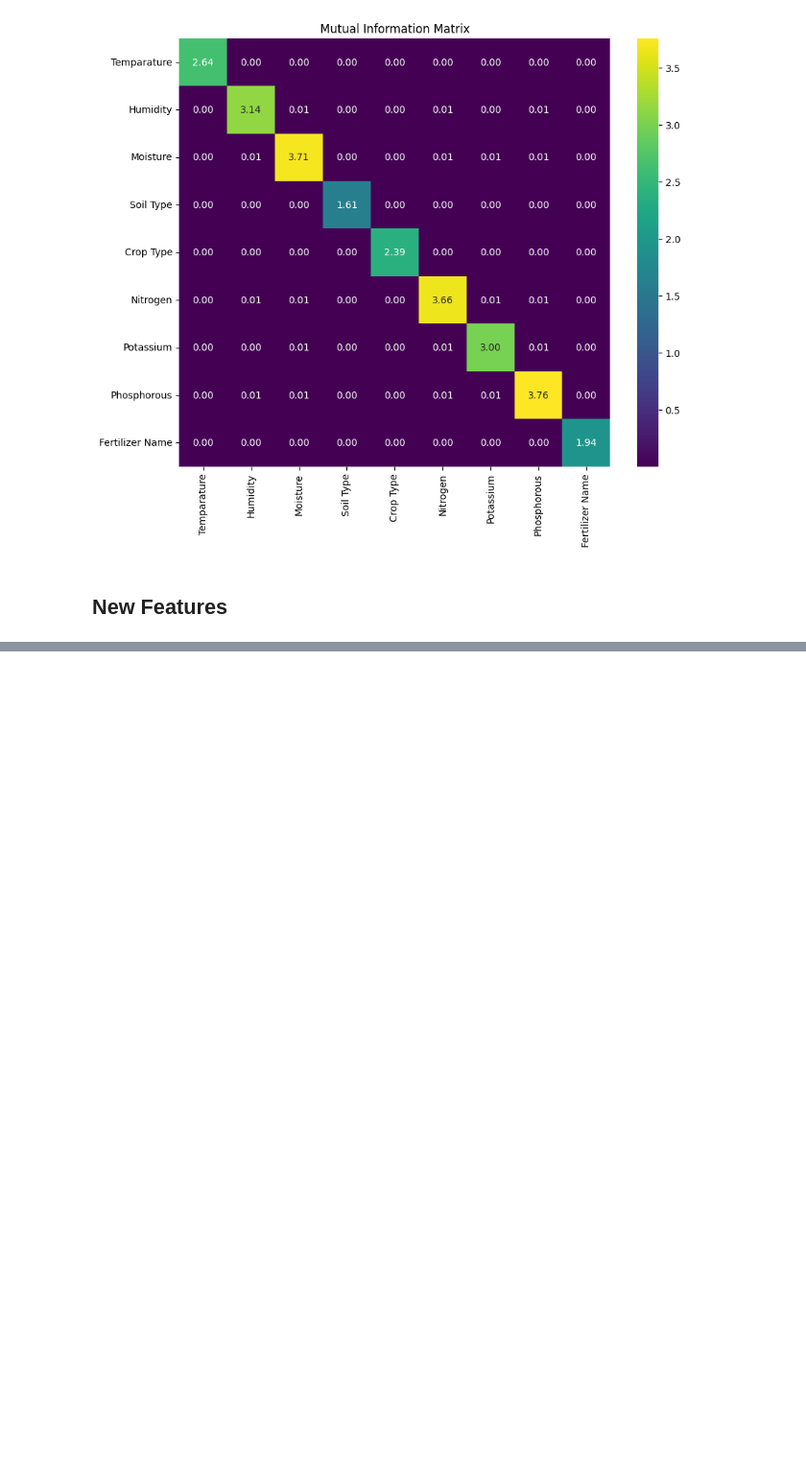
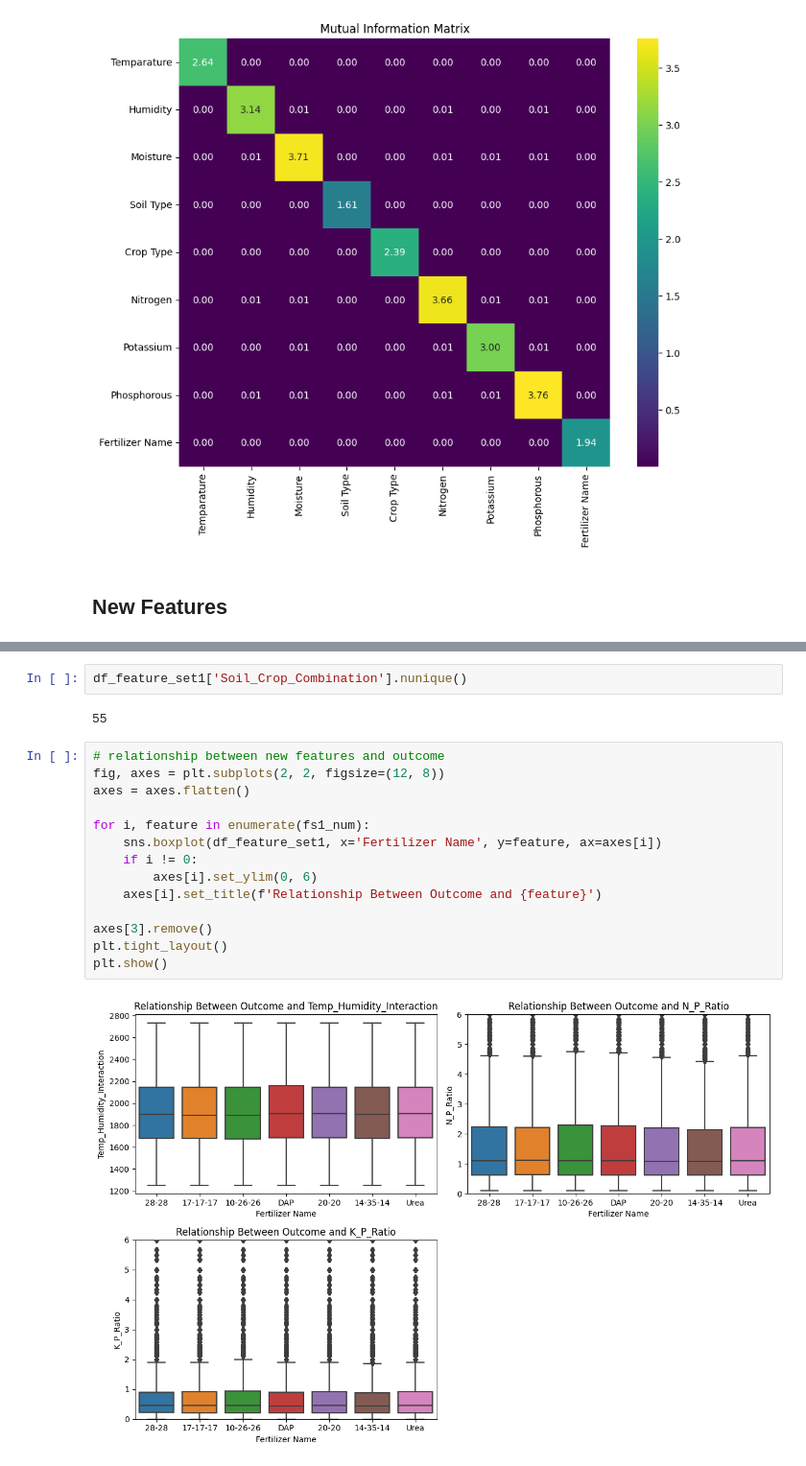
Before and after one commit to Richardhhhg/Kaggle, a Jupyter notebook: fertilizers-eda.ipynb, the cells around one changed output, grey strips where cells are left out. Shown at 96% size. Drawn from its saved outputs; the diff is of its cells as text; blank space fills up the shorter version.

Commit message:
Kaggle Notebook | Fertilizers | EDA | Version 3

```diff
--- a/fertilizers-eda.ipynb
+++ b/fertilizers-eda.ipynb
@@ -345,0 +410,20 @@ plt.show()
+# %%
+df_feature_set1['Soil_Crop_Combination'].nunique()
+# %% [output]
+55
+# %%
+# relationship between new features and outcome
+fig, axes = plt.subplots(2, 2, figsize=(12, 8))
+axes = axes.flatten()
+
+for i, feature in enumerate(fs1_num):
+    sns.boxplot(df_feature_set1, x='Fertilizer Name', y=feature, ax=axes[i])
+    if i != 0:
+        axes[i].set_ylim(0, 6)
+    axes[i].set_title(f'Relationship Between Outcome and {feature}')
+
+axes[3].remove()
+plt.tight_layout()
+plt.show()
+# %% [output]
+[figure, added]
```
Also changed, not shown: parts of 9 cells of this notebook.
